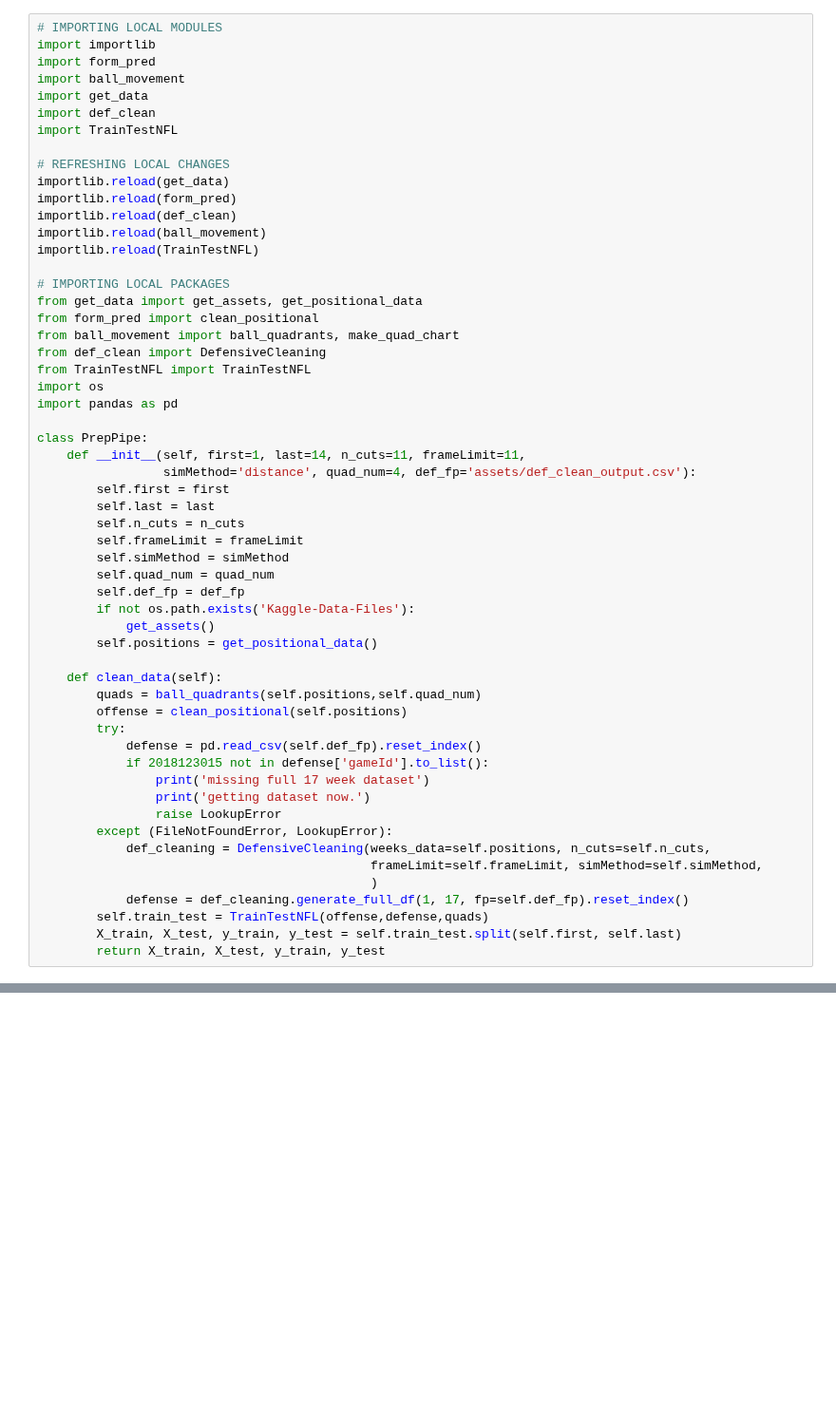
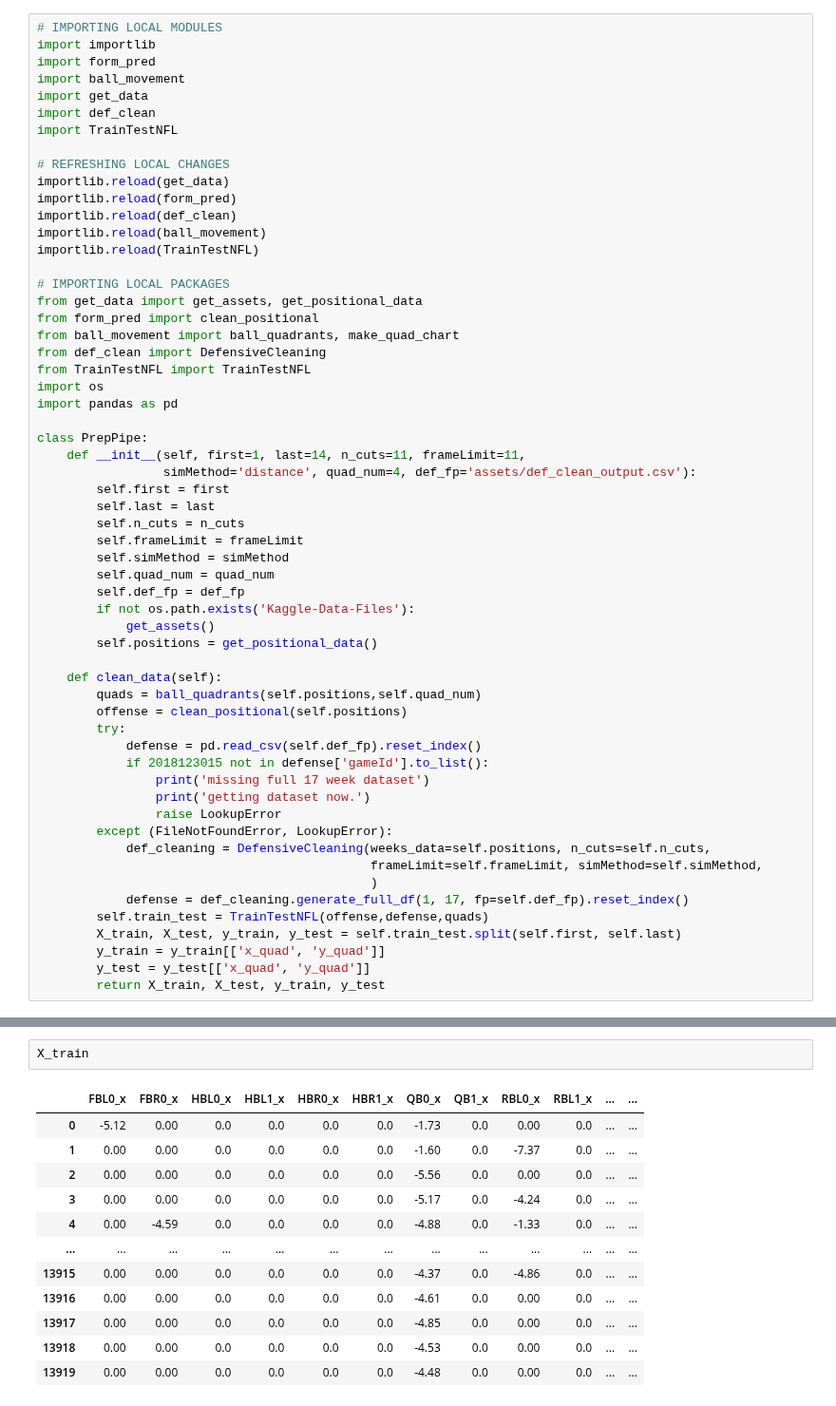
Before and after one commit to andrewbakert/NFL_Pass_Pred, a Jupyter notebook: cosine_sim.ipynb, the cells around one changed output, grey strips where cells are left out. Shown at 95% size. Saved outputs shown, nothing was run; the diff lists cells and outputs as text; blank space fills up the shorter version.

```diff
--- a/cosine_sim.ipynb
+++ b/cosine_sim.ipynb
@@ -53,6 +53,8 @@ class PrepPipe:
             defense = def_cleaning.generate_full_df(1, 17, fp=self.def_fp).reset_index()
         self.train_test = TrainTestNFL(offense,defense,quads)
         X_train, X_test, y_train, y_test = self.train_test.split(self.first, self.last)
+        y_train = y_train[['x_quad', 'y_quad']]
+        y_test = y_test[['x_quad', 'y_quad']]
         return X_train, X_test, y_train, y_test
 # %%
 from sklearn.base import BaseEstimator, TransformerMixin
@@ -196,0 +277,15 @@ list(X_train.columns)
+# %%
+X_train
+# %% [output]
+|  | FBL0_x | FBR0_x | HBL0_x | HBL1_x | HBR0_x | HBR1_x | QB0_x | QB1_x | RBL0_x | RBL1_x | ... | ... |
+| 0 | -5.12 | 0.00 | 0.0 | 0.0 | 0.0 | 0.0 | -1.73 | 0.0 | 0.00 | 0.0 | ... | ... |
+| 1 | 0.00 | 0.00 | 0.0 | 0.0 | 0.0 | 0.0 | -1.60 | 0.0 | -7.37 | 0.0 | ... | ... |
+| 2 | 0.00 | 0.00 | 0.0 | 0.0 | 0.0 | 0.0 | -5.56 | 0.0 | 0.00 | 0.0 | ... | ... |
+| 3 | 0.00 | 0.00 | 0.0 | 0.0 | 0.0 | 0.0 | -5.17 | 0.0 | -4.24 | 0.0 | ... | ... |
+| 4 | 0.00 | -4.59 | 0.0 | 0.0 | 0.0 | 0.0 | -4.88 | 0.0 | -1.33 | 0.0 | ... | ... |
+| ... | ... | ... | ... | ... | ... | ... | ... | ... | ... | ... | ... | ... |
+| 13915 | 0.00 | 0.00 | 0.0 | 0.0 | 0.0 | 0.0 | -4.37 | 0.0 | -4.86 | 0.0 | ... | ... |
+| 13916 | 0.00 | 0.00 | 0.0 | 0.0 | 0.0 | 0.0 | -4.61 | 0.0 | 0.00 | 0.0 | ... | ... |
+| 13917 | 0.00 | 0.00 | 0.0 | 0.0 | 0.0 | 0.0 | -4.85 | 0.0 | 0.00 | 0.0 | ... | ... |
+| 13918 | 0.00 | 0.00 | 0.0 | 0.0 | 0.0 | 0.0 | -4.53 | 0.0 | 0.00 | 0.0 | ... | ... |
+| 13919 | 0.00 | 0.00 | 0.0 | 0.0 | 0.0 | 0.0 | -4.48 | 0.0 | 0.00 | 0.0 | ... | ... |
```
Also changed, not shown: parts of 14 cells of this notebook, 2 other files.
